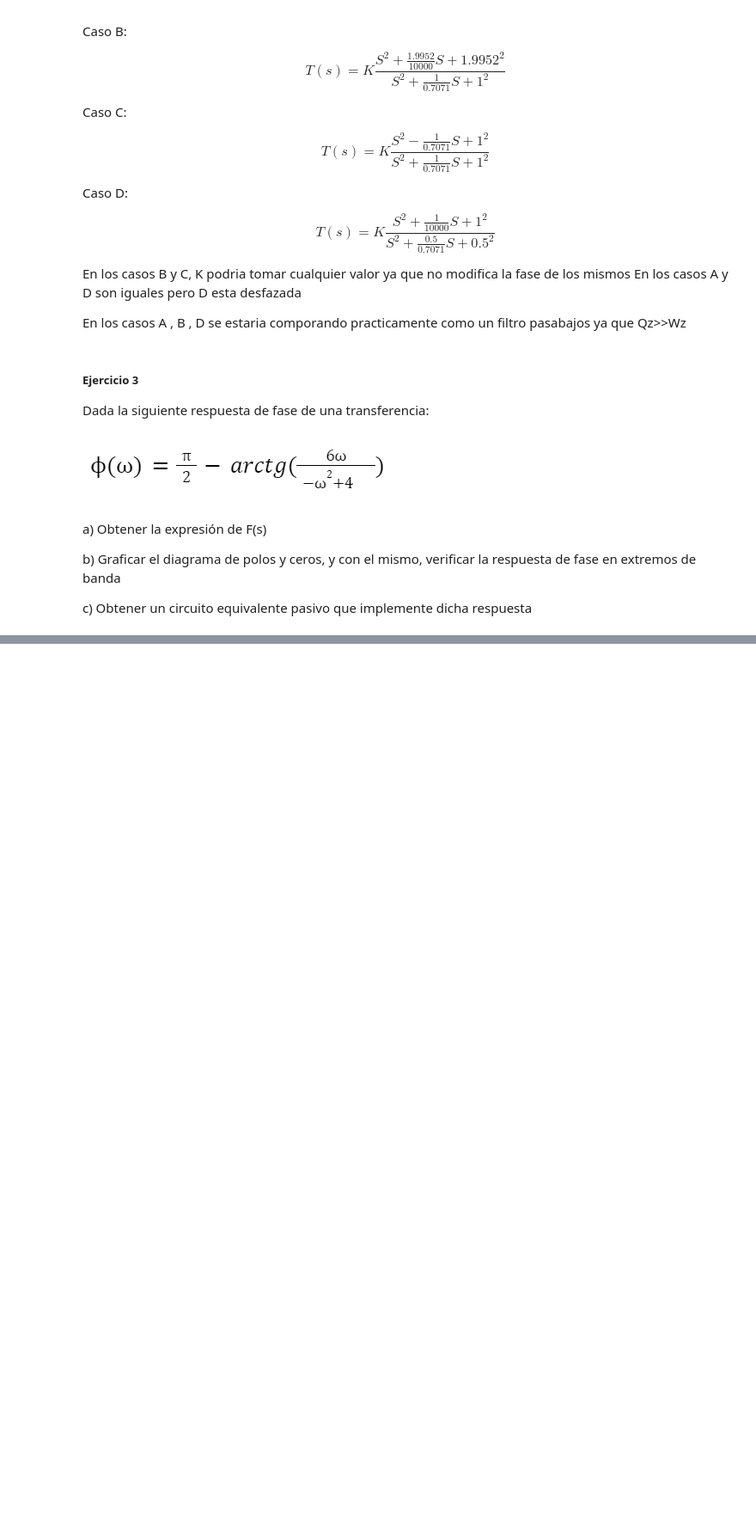
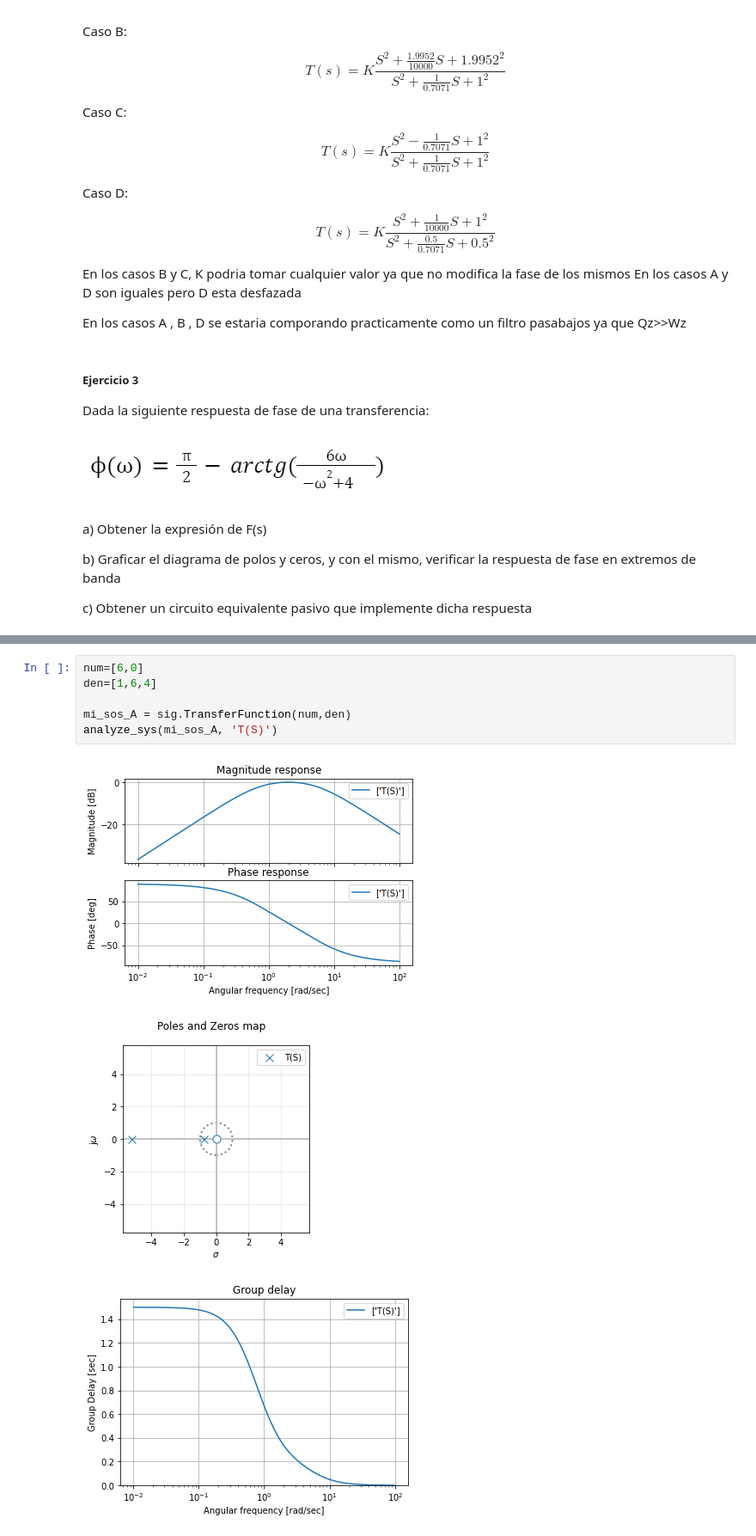
Before and after one commit to npepe/Tc2, a Jupyter notebook: TS5/TS5.ipynb, the cells around one changed output, grey strips where cells are left out. Shown: that part at 86% size. Saved outputs shown, nothing was run; the diff lists cells and outputs as text; blank space fills up the shorter version.

```diff
--- a/TS5/TS5.ipynb
+++ b/TS5/TS5.ipynb
@@ -156,0 +211,10 @@ c) Obtener un circuito equivalente pasivo que implemente dicha respuesta
+# %%
+num=[6,0]
+den=[1,6,4]
+
+mi_sos_A = sig.TransferFunction(num,den)
+analyze_sys(mi_sos_A, 'T(S)')
+# %% [output]
+[figure, added]
+[figure, added]
+[figure, added]
```
Also changed, not shown: parts of 3 cells of this notebook, 1 other file.
